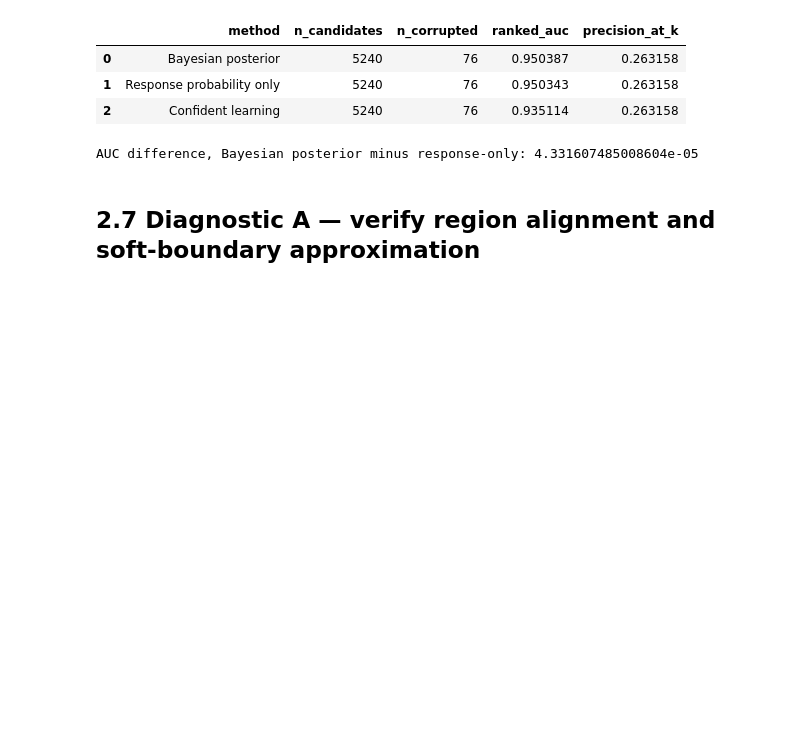
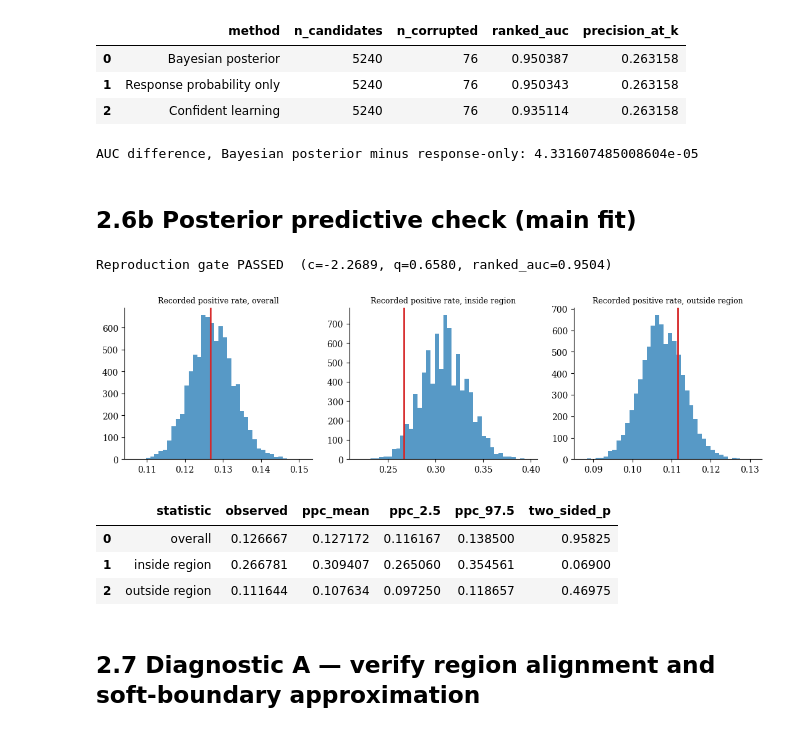
Before and after one commit to DLKramer1998/MLDS_Demi_Kramer_Imperial, a Jupyter notebook: chapter2_applied.ipynb, the cells around one changed output. Saved outputs shown, nothing was run; the diff lists cells and outputs as text; code cells hidden in the pictures; blank space fills up the shorter version.

Commit message:
Add files via upload
Add posterior predictive check for main BRFSS fit

```diff
--- a/chapter2_applied.ipynb
+++ b/chapter2_applied.ipynb
@@ -1234,6 +1236,69 @@ print(
 | 1 | Response probability only | 5240 | 76 | 0.950343 | 0.263158 |
 | 2 | Confident learning | 5240 | 76 | 0.935114 | 0.263158 |
 AUC difference, Bayesian posterior minus response-only: 4.331607485008604e-05
+# %% [markdown]
+## 2.6b Posterior predictive check (main fit)
+# %%
+# --- PPC pre-flight: verify the re-run reproduces the published fit ---
+auc_key = [k for k in bayes_metrics_b if "auc" in k.lower()][0]
+auc_val = bayes_metrics_b[auc_key]
+
+assert abs(c_draw.mean() - (-2.269)) < 0.005, f"c mean {c_draw.mean():.4f} != published -2.269"
+assert abs(q_draw.mean() - 0.658)   < 0.005, f"q mean {q_draw.mean():.4f} != published 0.658"
+assert abs(auc_val - 0.9504)        < 0.001, f"{auc_key} {auc_val:.4f} != published 0.9504"
+print(f"Reproduction gate PASSED  (c={c_draw.mean():.4f}, q={q_draw.mean():.4f}, {auc_key}={auc_val:.4f})")
+# %% [output]
+Reproduction gate PASSED  (c=-2.2689, q=0.6580, ranked_auc=0.9504)
+# %%
+# --- Posterior predictive check: BRFSS main axis-supplied fit ---
+# y_rep simulated in Python from posterior draws of (beta0, beta, c, q);
+# Stan programs unchanged. Statistics: recorded-positive prevalence
+# overall, inside and outside the prespecified hard susceptible region.
+from scipy.special import expit
+
+rng_ppc = np.random.default_rng(SEED + 900)
+
+beta0_d = np.asarray(fit_b_axis.stan_variable("beta0")).reshape(-1)
+beta_d  = np.asarray(fit_b_axis.stan_variable("beta"))
+c_d     = np.asarray(fit_b_axis.stan_variable("c")).reshape(-1)
+q_d     = np.asarray(fit_b_axis.stan_variable("q")).reshape(-1)
+
+X_ppc  = np.asarray(Xb_bayes, float)
+inside = np.asarray(region_b_bayes, bool)
+
+p_mat   = expit(beta0_d[:, None] + beta_d @ X_ppc.T)
+r_mat   = expit(KAPPA * (X_ppc[:, 0][None, :] - c_d[:, None]))   # boundary_dim=1 -> column 0
+prob_y1 = (1.0 - q_d[:, None] * r_mat) * p_mat
+
+y_rep = rng_ppc.random(prob_y1.shape) < prob_y1
+
+stats = {
+    "overall":        (y_rep.mean(axis=1),            yb_bayes_obs.mean()),
+    "inside region":  (y_rep[:, inside].mean(axis=1),  yb_bayes_obs[inside].mean()),
+    "outside region": (y_rep[:, ~inside].mean(axis=1), yb_bayes_obs[~inside].mean()),
+}
+
+fig, axes = plt.subplots(1, 3, figsize=(11, 3.2))
+rows = []
+for ax, (name, (rep, obs)) in zip(axes, stats.items()):
+    ax.hist(rep, bins=40, color="tab:blue", alpha=0.75)
+    ax.axvline(obs, color="tab:red", lw=2)
+    ax.set_title(f"Recorded positive rate, {name}", fontsize=9)
+    p_two = 2 * min((rep >= obs).mean(), (rep <= obs).mean())
+    rows.append({"statistic": name, "observed": obs, "ppc_mean": rep.mean(),
+                 "ppc_2.5": np.quantile(rep, 0.025), "ppc_97.5": np.quantile(rep, 0.975),
+                 "two_sided_p": min(p_two, 1.0)})
+plt.tight_layout()
+plt.savefig(FIG_DIR / "fig_ch2_brfss_ppc.pdf", bbox_inches="tight")
+plt.savefig(FIG_DIR / "fig_ch2_brfss_ppc.png", dpi=300, bbox_inches="tight")
+plt.show()
+display(pd.DataFrame(rows))
+# %% [output]
+[figure, added]
+|  | statistic | observed | ppc_mean | ppc_2.5 | ppc_97.5 | two_sided_p |
+| 0 | overall | 0.126667 | 0.127172 | 0.116167 | 0.138500 | 0.95825 |
+| 1 | inside region | 0.266781 | 0.309407 | 0.265060 | 0.354561 | 0.06900 |
+| 2 | outside region | 0.111644 | 0.107634 | 0.097250 | 0.118657 | 0.46975 |
 # %% [markdown]
 ## 2.7 Diagnostic A — verify region alignment and soft-boundary approximation
 # %%
```
Also changed, not shown: parts of 7 cells of this notebook.
